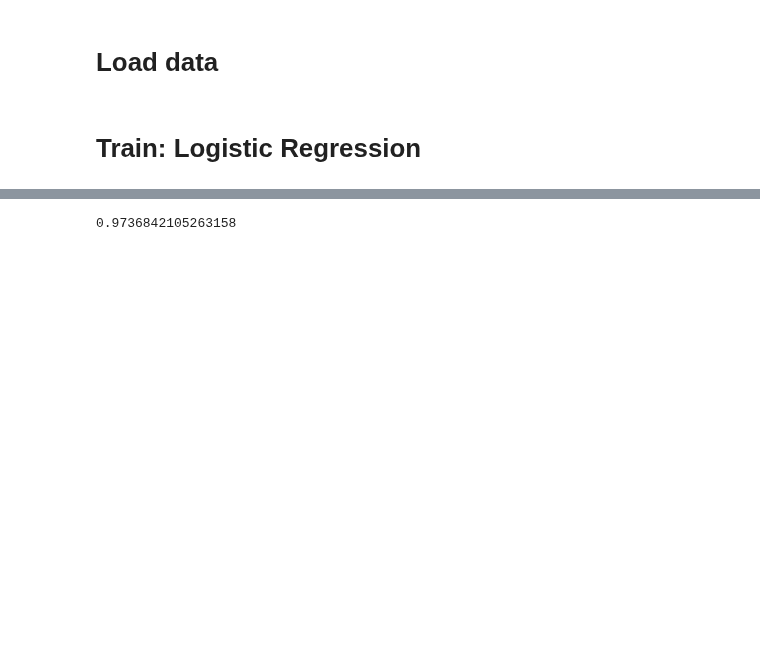
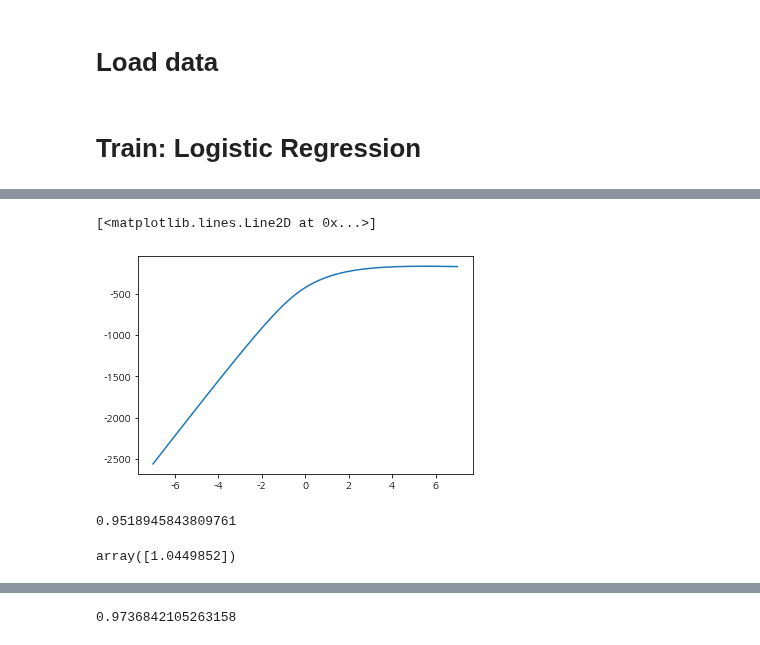
Before and after one commit to ywkim92/Paper-implementation, a Jupyter notebook: Logistic_regression.ipynb, the cells around one changed output, grey strips where cells are left out. Cells and saved outputs as stored; diff of their text form; code cells hidden in the pictures; blank space fills up the shorter version.

```diff
--- a/Logistic_regression.ipynb
+++ b/Logistic_regression.ipynb
@@ -14,0 +17,5 @@ from sklearn.preprocessing import StandardScaler, MinMaxScaler, RobustScaler, Po
+# %%
+def prob(beta, data, intercept_included=False):
+    if intercept_included==False:
+        data = np.append(1, data)
+    return 1/(1+np.exp(-(beta*data).sum()))
@@ -28,0 +161,7 @@ X_test = scaler.transform(X_test)
+# %%
+lis = list(llf([1, i], X_train[:,0:1], y_train.values) for i in np.linspace(-7,7,  100))
+# %%
+plt.plot(np.linspace(-7,7,  100), lis)
+# %% [output]
+[<matplotlib.lines.Line2D at 0x...>]
+[figure, added]
@@ -28,0 +170,8 @@ X_test = scaler.transform(X_test)
+# %%
+1/(1+np.exp(-logit))
+# %% [output]
+0.9518945843809761
+# %%
+X_train[0, 0:1]
+# %% [output]
+array([1.0449852])
```
Also changed, not shown: parts of 21 cells of this notebook.
